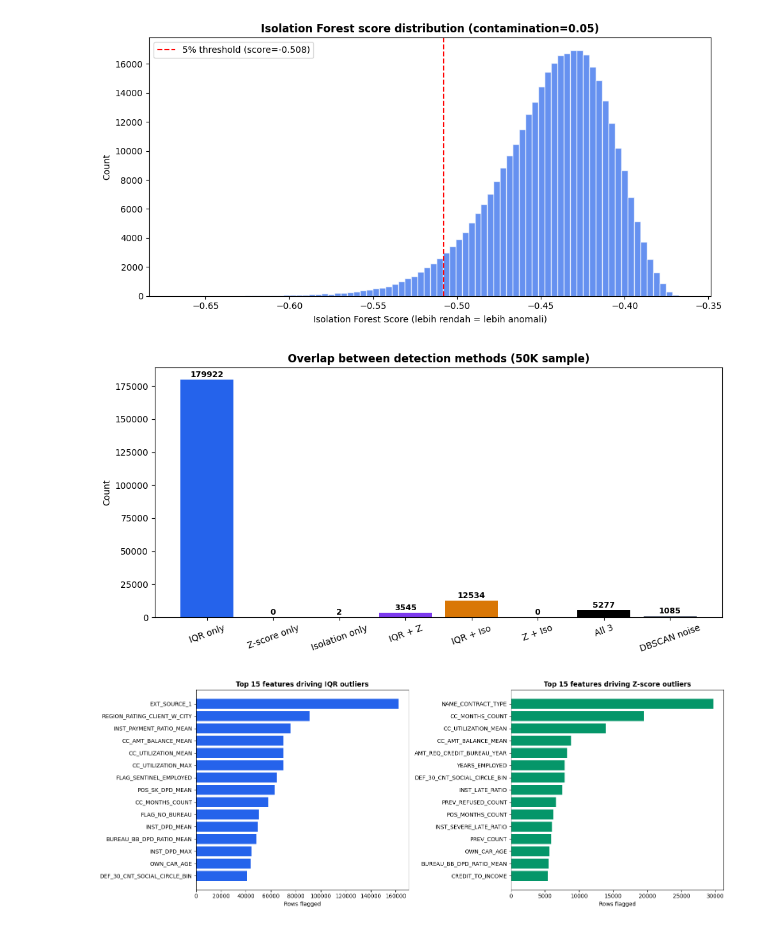
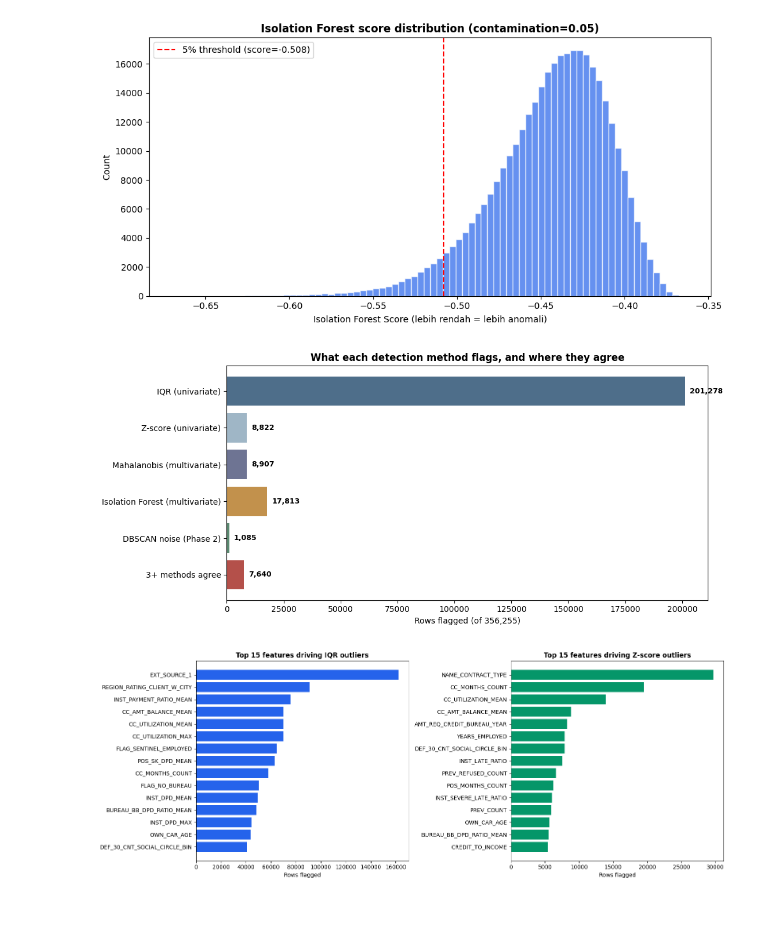
Before and after one commit to Mario-Benedict/data-mining-home-credit-default-risk, a Jupyter notebook: notebooks/phase4_anomaly.ipynb, the cells around one changed output. Saved outputs shown, nothing was run; the diff lists cells and outputs as text; code cells hidden in the pictures.

Commit message:
feat: add new outlier detection method and change the dashboard

```diff
--- a/notebooks/phase4_anomaly.ipynb
+++ b/notebooks/phase4_anomaly.ipynb
@@ -214,10 +299,12 @@ We combine four independent signals: IQR, Z-score, Isolation Forest, and the DBS
 # %%
 merged_a = pd.merge(stats_df, iso_df[['ROW_ID','is_isolation_outlier','isolation_score']], on='ROW_ID', how='inner')
+merged_a = pd.merge(merged_a, mahal_df[['ROW_ID','is_mahalanobis_outlier','mahalanobis_d2']], on='ROW_ID', how='inner')
 merged_a = pd.merge(merged_a, labels[['ROW_ID','CLUSTER_KMEANS','IS_OUTLIER']], on='ROW_ID', how='inner')
 
 merged_a['detection_count'] = (
     merged_a['is_iqr_outlier'].astype(int) +
     merged_a['is_zscore_outlier'].astype(int) +
+    merged_a['is_mahalanobis_outlier'].astype(int) +
     merged_a['is_isolation_outlier'].astype(int) +
     merged_a['IS_OUTLIER'].fillna(0).astype(int)
 )
@@ -244,17 +331,23 @@ summary_df = pd.DataFrame({
     'MODERATE': [int(cat_dist.get('MODERATE_ANOMALY', 0))],
     'WEAK': [int(cat_dist.get('WEAK_SIGNAL', 0))],
     'NORMAL': [int(cat_dist.get('NORMAL', 0))],
+    # Per-method totals so the dashboard can show the comparison cheaply.
+    'N_IQR': [int(merged_a['is_iqr_outlier'].sum())],
+    'N_ZSCORE': [int(merged_a['is_zscore_outlier'].sum())],
+    'N_MAHALANOBIS': [int(merged_a['is_mahalanobis_outlier'].sum())],
+    'N_ISOFOREST': [int(merged_a['is_isolation_outlier'].sum())],
+    'N_DBSCAN': [int(merged_a['IS_OUTLIER'].fillna(0).sum())],
 })
 summary_df.to_csv(OUT_DIR / 'anomaly_summary.csv', index=False)
 
 dbscan_cov = int(labels['CLUSTER_DBSCAN'].notna().sum())
-print(f'DBSCAN coverage (Phase 2 sample): {dbscan_cov:,} of {len(merged_a):,} rows punya 4 sinyal; sisanya 3 sinyal')
-print('--- Distribusi Kategori Anomali ---')
+print(f'DBSCAN coverage (Phase 2 sample): {dbscan_cov:,} of {len(merged_a):,} rows carry all 5 signals; the rest carry 4')
+print('--- Anomaly category distribution ---')
 for cat, cnt in cat_dist.items():
     pct = cnt / len(merged_a) * 100
     print(f'  {cat:25s}: {cnt:>6,} ({pct:5.1f}%)')
 print(f'\nPhase 2 (DBSCAN) cross-validated: {validated}')
-print(f'\nDistribusi HIGH_CONFIDENCE per cluster:')
+print('\nHIGH_CONFIDENCE distribution per cluster:')
 for cid, cnt in cluster_dist.items():
     print(f'  Cluster {int(cid)}: {cnt:,}')
 # %% [output]
@@ -511,41 +604,32 @@ plt.show()
 # %% [output]
 [figure]
 # %%
-# Method overlap (Venn-ish bar)
-n_iqr = int(merged_a['is_iqr_outlier'].sum())
-n_z = int(merged_a['is_zscore_outlier'].sum())
-n_iso = int(merged_a['is_isolation_outlier'].sum())
-n_dbscan = int(merged_a['IS_OUTLIER'].fillna(0).sum())
-n_iqr_z = int((merged_a['is_iqr_outlier'] & merged_a['is_zscore_outlier']).sum())
-n_iqr_iso = int((merged_a['is_iqr_outlier'] & merged_a['is_isolation_outlier']).sum())
-n_z_iso = int((merged_a['is_zscore_outlier'] & merged_a['is_isolation_outlier']).sum())
-n_all3 = int((merged_a['is_iqr_outlier'] & merged_a['is_zscore_outlier'] & merged_a['is_isolation_outlier']).sum())
-
-overlap_data = [
-    ('IQR only', n_iqr - n_iqr_z - n_iqr_iso + n_all3),
-    ('Z-score only', n_z - n_iqr_z - n_z_iso + n_all3),
-    ('Isolation only', n_iso - n_iqr_iso - n_z_iso + n_all3),
-    ('IQR + Z', n_iqr_z - n_all3),
-    ('IQR + Iso', n_iqr_iso - n_all3),
-    ('Z + Iso', n_z_iso - n_all3),
-    ('All 3', n_all3),
-    ('DBSCAN noise', n_dbscan),
+# Per-method comparison: how many rows each detector flags, and how many rows
+# at least three of the five agree on. A five-set Venn is unreadable, so this
+# stays a simple ranked bar.
+method_counts = [
+    ('IQR (univariate)', int(merged_a['is_iqr_outlier'].sum()), '#4E6E8A'),
+    ('Z-score (univariate)', int(merged_a['is_zscore_outlier'].sum()), '#9FB6C6'),
+    ('Mahalanobis (multivariate)', int(merged_a['is_mahalanobis_outlier'].sum()), '#6E7493'),
+    ('Isolation Forest (multivariate)', int(merged_a['is_isolation_outlier'].sum()), '#C2914C'),
+    ('DBSCAN noise (Phase 2)', int(merged_a['IS_OUTLIER'].fillna(0).sum()), '#5B8A72'),
+    ('3+ methods agree', int((merged_a['detection_count'] >= 3).sum()), '#B4504A'),
 ]
-fig, ax = plt.subplots(figsize=(10, 5))
-labels_o = [x[0] for x in overlap_data]
-vals_o = [x[1] for x in overlap_data]
-colors_o = ['#2563EB','#059669','#DC2626','#7C3AED','#D97706','#F97316','#000','#6B7280']
-bars = ax.bar(labels_o, vals_o, color=colors_o)
-for bar, v in zip(bars, vals_o):
-    ax.text(bar.get_x()+bar.get_width()/2, v+max(vals_o)*0.01, str(v), ha='center', fontsize=9, fontweight='bold')
-ax.set_ylabel('Count')
-ax.set_title('Overlap between detection methods (50K sample)', fontweight='bold')
-plt.xticks(rotation=20)
+fig, ax = plt.subplots(figsize=(11, 5))
+names_m = [m[0] for m in method_counts]
+vals_m = [m[1] for m in method_counts]
+cols_m = [m[2] for m in method_counts]
+bars = ax.barh(names_m[::-1], vals_m[::-1], color=cols_m[::-1])
+for bar, v in zip(bars, vals_m[::-1]):
+    ax.text(v + max(vals_m)*0.01, bar.get_y() + bar.get_height()/2, f'{v:,}',
+            va='center', fontsize=9, fontweight='bold')
+ax.set_xlabel('Rows flagged (of 356,255)')
+ax.set_title('What each detection method flags, and where they agree', fontweight='bold')
 plt.tight_layout()
 plt.savefig(OUT_DIR / 'plot_method_overlap.png', dpi=150)
 plt.show()
 # %% [output]
-[figure, old version]
+[figure, new version]
 # %%
 # Heatmap: features that drive anomalies the most
 top_iqr_feats = iqr_flags.sum().sort_values(ascending=False).head(15)
```
Also changed, not shown: parts of 14 cells of this notebook, 14 other files.
